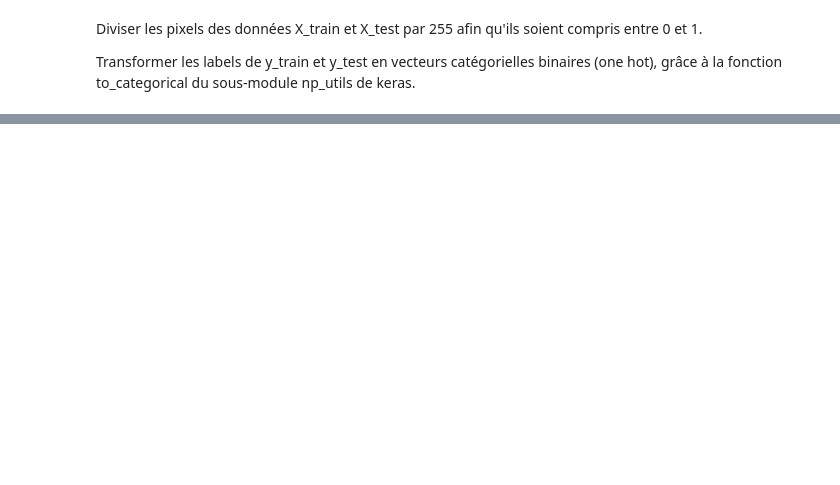
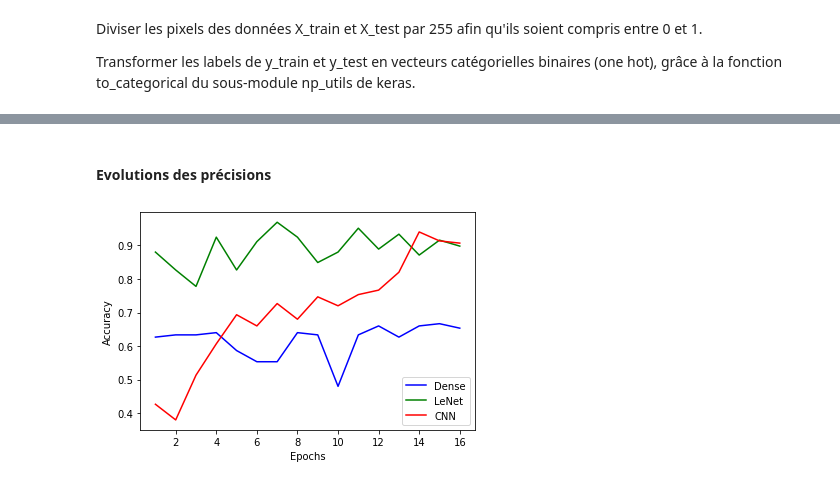
Before and after one commit to NandoGoncalves/color_recognizer_nn, a Jupyter notebook: keras_lenet_model.ipynb, the cells around one changed output, grey strips where cells are left out. Saved outputs shown, nothing was run; the diff lists cells and outputs as text; code cells hidden in the pictures; blank space fills up the shorter version.

Commit message:
lenet cnn dense

```diff
--- a/keras_lenet_model.ipynb
+++ b/keras_lenet_model.ipynb
@@ -254,0 +258,2 @@ plt.show()
+# %%
+val_acc_dense = training_history_dense.history['val_accuracy']
@@ -254,0 +277,4 @@ plt.show()
+# %%
+cnn.compile(loss = 'categorical_crossentropy', optimizer = 'adam', metrics = ['accuracy'])
+# %%
+training_history_cnn = cnn.fit(X_train, y_train, validation_split = 0.2, epochs = 16, batch_size = 200, verbose = 1)
@@ -254,0 +299,34 @@ plt.show()
+# %%
+val_acc_cnn = training_history_cnn.history['val_accuracy']
+# %% [markdown]
+#### Evolutions des précisions
+# %%
+# Labels des axes
+plt.xlabel('Epochs')
+plt.ylabel('Accuracy')
+
+# Courbe du score de validation du réseau Dense
+plt.plot(np.arange(1 , 17, 1),
+         val_acc_dense,
+         label = 'Dense',
+         color = 'blue')
+
+# Courbe du score de validation du réseau LeNet
+plt.plot(np.arange(1 , epochs+1, 1),
+         val_acc_lenet,
+         label = 'LeNet',
+         color = 'green')
+
+# Courbe du score de validation du réseau CNN
+plt.plot(np.arange(1 , 17, 1),
+         val_acc_cnn,
+         label = 'CNN',
+         color = 'red')
+
+# Affichage de la légende
+plt.legend()
+
+# Affichage de la figure
+plt.show()
+# %% [output]
+[figure, added]
```
Also changed, not shown: parts of 19 cells of this notebook.
